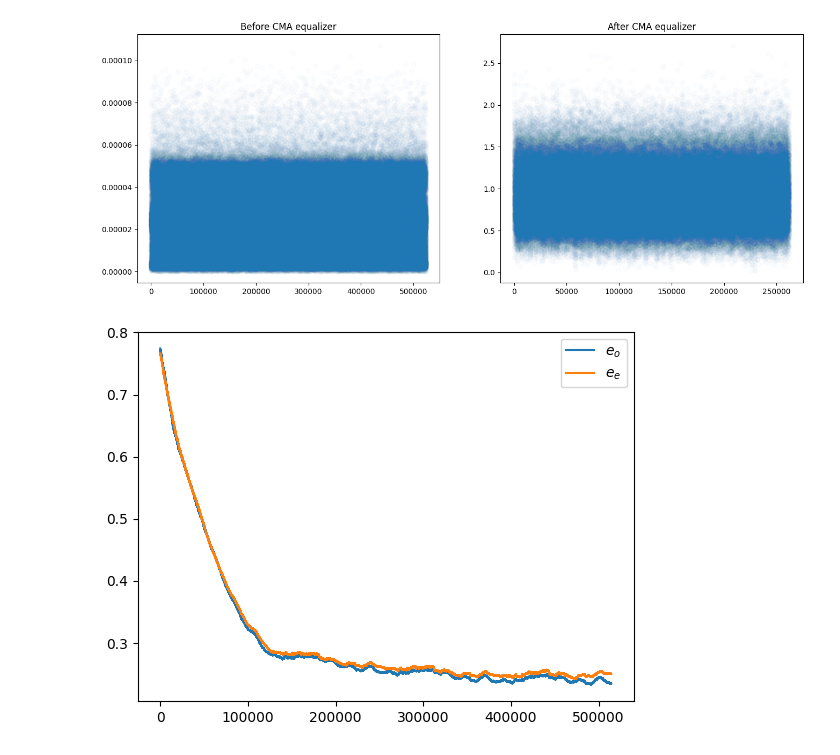
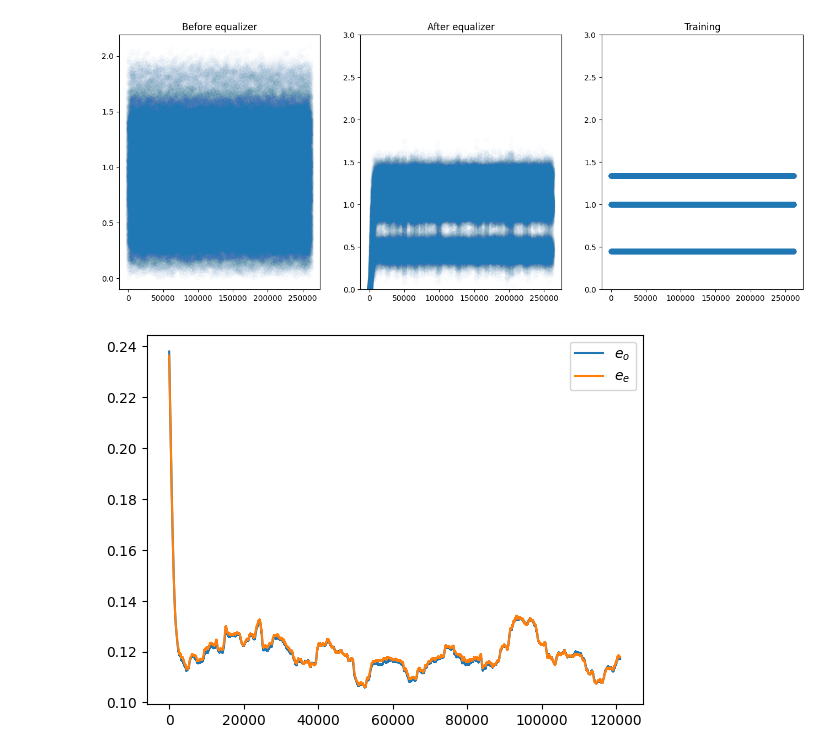
Before and after one commit to antroseco/fibre-sim, a Jupyter notebook: alamouti.ipynb, the cells around one changed output. Cells and saved outputs as stored; diff of their text form; code cells hidden in the pictures.

Commit message:
Alamouti encoding demo

```diff
--- a/alamouti.ipynb
+++ b/alamouti.ipynb
@@ -95,2 +104,2 @@ plot_signal(PolarizationRotation(np.pi/6)(tx_alamouti)[0])
 # %%
-tx_pf = PulseFilter(CHANNEL_SPS, up=CHANNEL_SPS)(tx_alamouti)
+tx_pf = PulseFilter(CHANNEL_SPS, up=CHANNEL_SPS)(np.pad(tx_alamouti, ((0, 0), (0, LENGTH - SYMBOLS_PER_BLOCK))))
@@ -103,6 +120,5 @@ plot_signal(tx_pf[1])
 # %%
-laser = NoisyLaser(0, SYMBOL_RATE * CHANNEL_SPS)
+laser = NoisyLaser(10, SYMBOL_RATE * CHANNEL_SPS)
 tx_txd = DPModulator(laser)(tx_pf)
-# tx_txd = DPModulator(ContinuousWaveLaser(0))(tx_pf)
 # %%
 plot_signal(tx_txd[0])
@@ -150,2 +167,2 @@ plot_signal(rx_cdc)
 # %%
-rx_pf = np.pad(PulseFilter(RECEIVER_SPS, down=1)(rx_cdc), (0, 1))
+rx_pf = PulseFilter(RECEIVER_SPS, down=RECEIVER_SPS)(rx_cdc)[:-3]
@@ -166,0 +185,4 @@ plot_signal(rx_aeq)
+# %%
+# 17, 1e-5, 1e-2
+aeq = AdaptiveEqualizerAlamouti(17, 1e-2, 1e-1, Modulator16QAM(), Demodulator16QAM(), tx_mod, True)
+rx_aeq = aeq(rx_pf)
@@ -167,21 +221,29 @@ plot_signal(rx_aeq)
 # %%
-from utils import samples_squared
+from utils import has_one_polarization, normalize_power
 
-fig, axs = plt.subplots(1, 2, figsize=(16,6))
-axs[0].scatter(range(rx_pf.size), samples_squared(rx_pf), alpha=0.01)
-axs[0].set_title("Before CMA equalizer")
-axs[1].scatter(range(rx_aeq.size), samples_squared(rx_aeq), alpha=0.01)
-axs[1].set_title("After CMA equalizer")
+fig, axs = plt.subplots(1, 3, figsize=(16,6))
+assert has_one_polarization(rx_pf)
+axs[0].scatter(range(rx_pf.size), np.abs(normalize_power(rx_pf)), alpha=0.01)
+axs[0].set_title("Before equalizer")
+assert has_one_polarization(rx_aeq)
+axs[1].scatter(range(rx_aeq.size), np.abs(rx_aeq), alpha=0.01)
+axs[1].set_title("After equalizer")
+axs[1].set_ylim(0, 3)
+assert has_one_polarization(tx_mod)
+axs[2].scatter(range(tx_mod.size), np.abs(tx_mod), alpha=0.01)
+axs[2].set_title("Training")
+axs[2].set_ylim(*axs[1].get_ylim())
+
 plt.show()
 # %% [output]
-[figure, old version]
+[figure, new version]
 # %%
 def ma(x, w):
     return np.convolve(x, np.ones(w), 'valid') / w
 
-plt.plot(ma(np.abs(aeq.e_o_log), 10_000), label="$e_o$")
-plt.plot(ma(np.abs(aeq.e_e_log), 10_000), label="$e_e$")
+plt.plot(ma(np.abs(aeq.e_oC_log), 10_000), label="$e_o$")
+plt.plot(ma(np.abs(aeq.e_eC_log), 10_000), label="$e_e$")
 plt.legend()
 plt.show()
 # %% [output]
-[figure, old version]
+[figure, new version]
```
Also changed, not shown: parts of 43 cells of this notebook, 1 other file.
